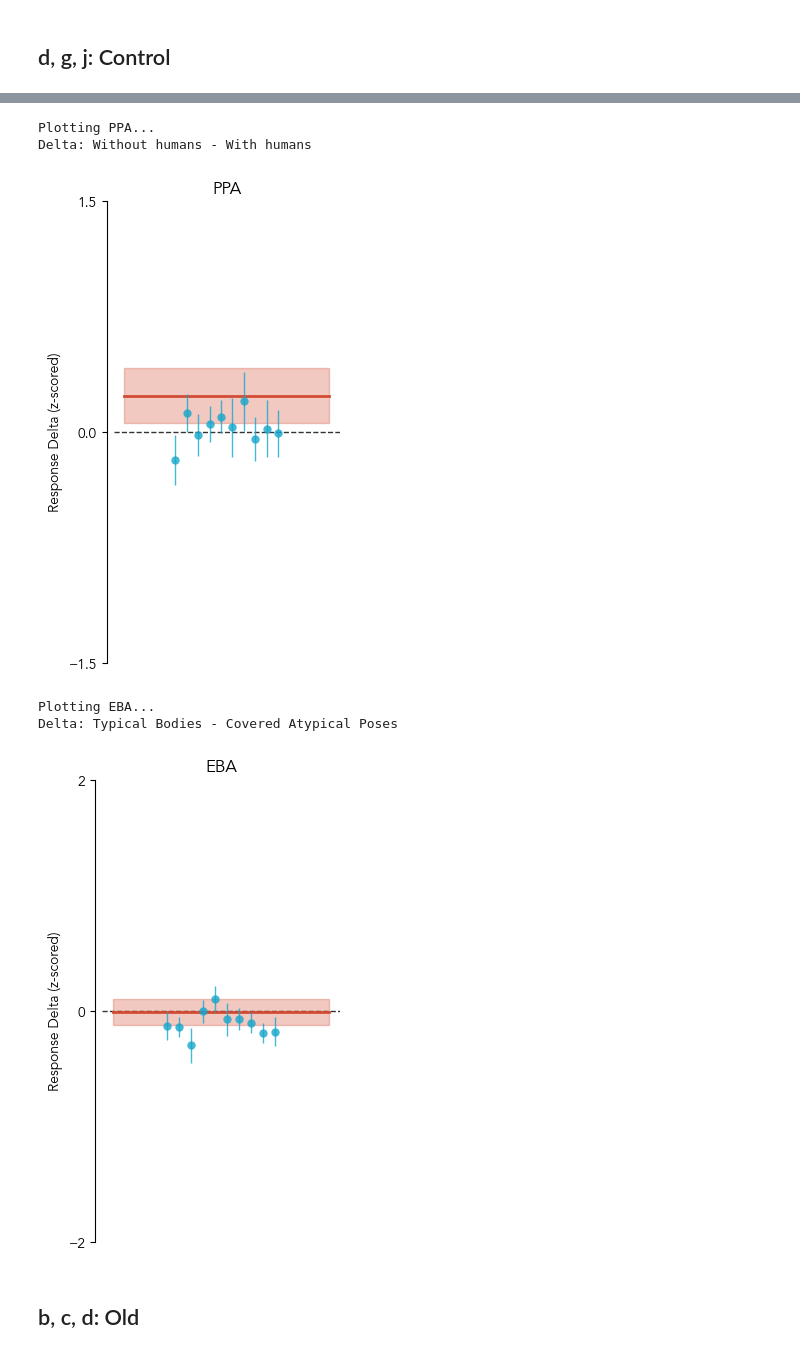
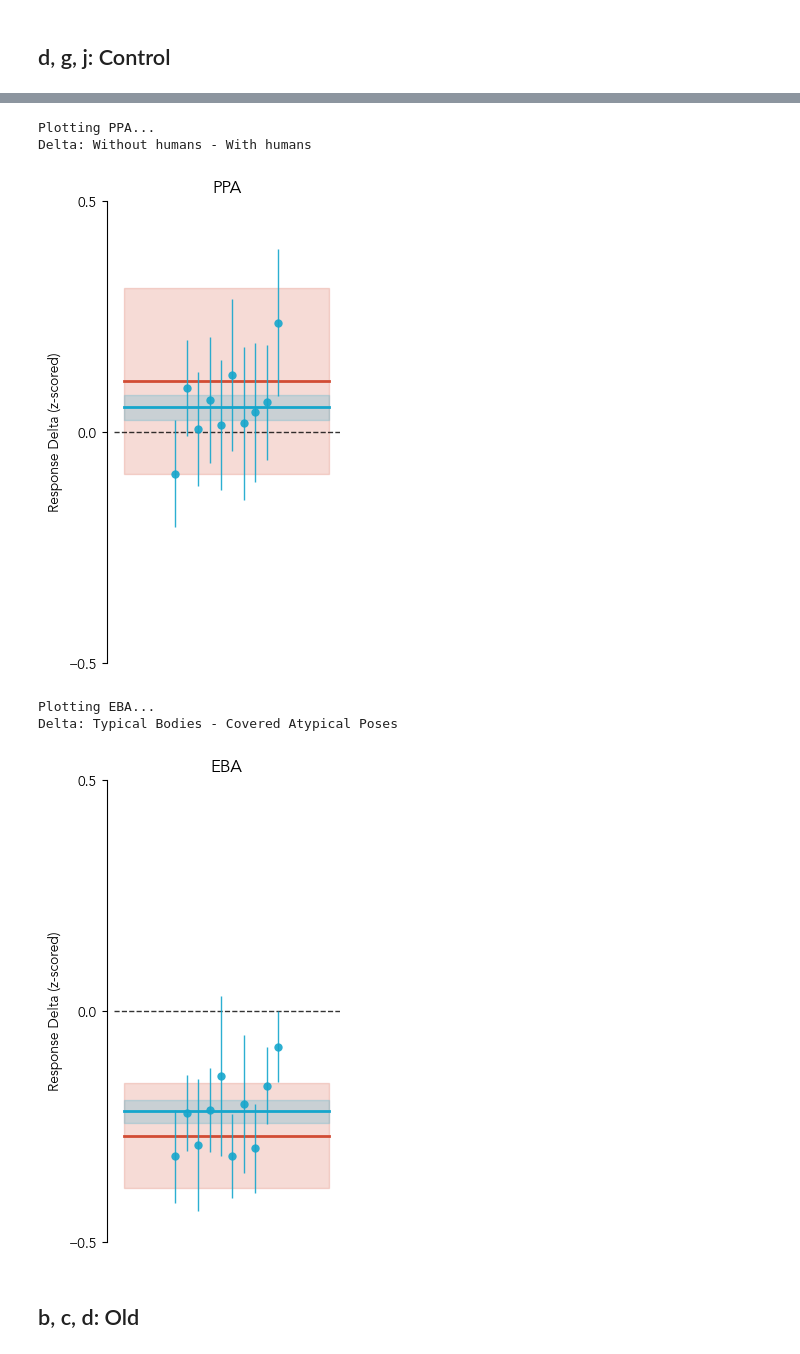
Before and after one commit to murtylab/comparing-category-selectivity, a Jupyter notebook: preprint/fig6.ipynb, the cells around one changed output, grey strips where cells are left out. Drawn from its saved outputs; the diff is of its cells as text; code cells hidden in the pictures.

Commit message:
fig6: added random controls, failed hypotheses, and reducing nsamples to 25 for successful hypotheses

```diff
--- a/preprint/fig6.ipynb
+++ b/preprint/fig6.ipynb
@@ -1599,5 +1600,5 @@ def get_data(
 # %%
-bags = {
+bags_variable_nsamples = {
     1: { # ~5000?
         'faces': {
             'bag1': {
@@ -2087,7 +2088,7 @@ comparisons_considered = ['faces', 'bodies', 'scenes']
 bags_considered = ['Human Faces', 'Animal Faces', 'Typical Bodies', 'Covered Atypical Poses', 'Without humans', 'With humans']
 for subject in range(2, 9):
     sbj_row = {'subject': subject}
-    sbj_bags = bags[subject]
+    sbj_bags = bags_variable_nsamples[subject]
     for comparison_type in sbj_bags:
         if comparison_type not in comparisons_considered:
             continue
@@ -2184,5 +2790,5 @@ mh_color = '#15a6cc'
 # %%
-savefig = True
+savefig = False
 execute_lmm = False
 
 froi_lims = {
@@ -2636,14 +3252,14 @@ savefig = False
 execute_lmm = False
 
 froi_lims = {
-    'FFA': [-2, 2],
-    'PPA': [-1.5, 1.5],
-    'EBA': [-2, 2],
+    'FFA': [-0.5, 0.5],
+    'PPA': [-0.5, 0.5],
+    'EBA': [-0.5, 0.5],
 }
 froi_ticks = {
-    'FFA': np.array([-2, 0, 2]),
-    'PPA': np.array([-1.5, 0, 1.5]),
-    'EBA': np.array([-2, 0, 2]),
+    'FFA': np.array([-0.5, 0, 0.5]),
+    'PPA': np.array([-0.5, 0, 0.5]),
+    'EBA': np.array([-0.5, 0, 0.5]),
 }
 
 subset = None # 515 for shared, None for subject-specific set
@@ -2789,7 +3405,7 @@ for froi in frois:
         y1=subjects_median - subjects_sem,
         y2=subjects_median + subjects_sem,
         color=subjects_color,
-        alpha=0.3,
+        alpha=0.2,
         # label='Subject Δ ± SEM',
     )
     # Draw a line for subject delta
@@ -2802,13 +3418,14 @@ for froi in frois:
         # label='Subject Δ',
     )
 
-    # Draw a shaded area for model deltas ± SEM
-
+    # Collect all model median deltas for plotting later
+    all_models_median_deltas = []
     # For each model, plot a point with error bars
     x_jitter = np.linspace(-(jitter_scale/2), jitter_scale/2, len(models_bags_median_responses))
     for model_idx, (model_name, model_bags_median_responses) in enumerate(models_bags_median_responses.items()):
         model_sem = sem(model_bags_median_responses[:,0] - model_bags_median_responses[:,1])
         model_median = np.median(model_bags_median_responses[:,0]) - np.median(model_bags_median_responses[:,1])
+        all_models_median_deltas.append(model_median)
         # Plot error bar
         ax.errorbar(
             x=x_jitter[model_idx],
@@ -2821,7 +3438,7 @@ for froi in frois:
             elinewidth=1,
             capsize=0,
             markersize=6,
-            alpha=0.8,
+            alpha=0.9,
         )
         # Plot point
         # ax.plot(
@@ -2833,6 +3450,27 @@ for froi in frois:
         #     alpha=0.9,
         #     label=f'{model_name} Δ',
         # )
+
+    collated_models_median = np.median(all_models_median_deltas)
+    collated_models_sem = sem(all_models_median_deltas)
+    # Draw a shaded area for all models delta ± SEM
+    ax.fill_between(
+        x=[-jitter_scale, jitter_scale],
+        y1=collated_models_median - collated_models_sem,
+        y2=collated_models_median + collated_models_sem,
+        color=models_color,
+        alpha=0.2,
+        # label='Model Δ ± SEM',
+    )
+    # Draw a line for subject delta
+    ax.plot(
+        [-jitter_scale, jitter_scale],
+        [collated_models_median, collated_models_median],
+        color=models_color,
+        linestyle='-',
+        linewidth=2,
+        # label='Model Δ',
+    )
 
     # ax.legend(
     #     [
@@ -2874,9 +3512,9 @@ Delta: Human Faces - Animal Faces
 Plotting PPA...
 Delta: Without humans - With humans
-[figure, old version]
+[figure, new version]
 Plotting EBA...
 Delta: Typical Bodies - Covered Atypical Poses
-[figure, old version]
+[figure, new version]
 # %% [markdown]
 ## b, c, d: Old
 # %%
```
Also changed, not shown: parts of 16 cells of this notebook.
